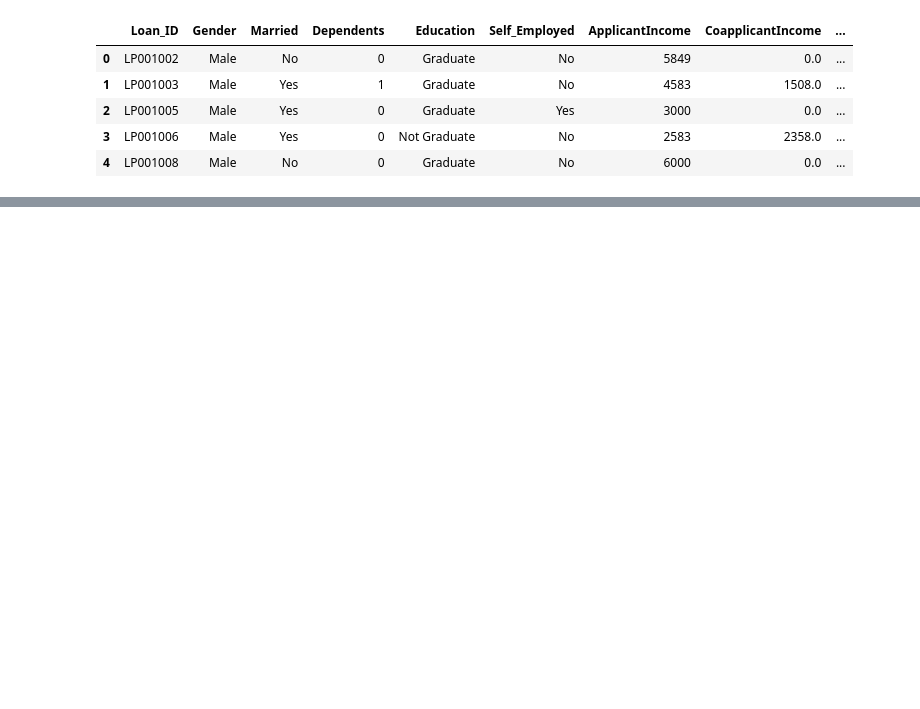
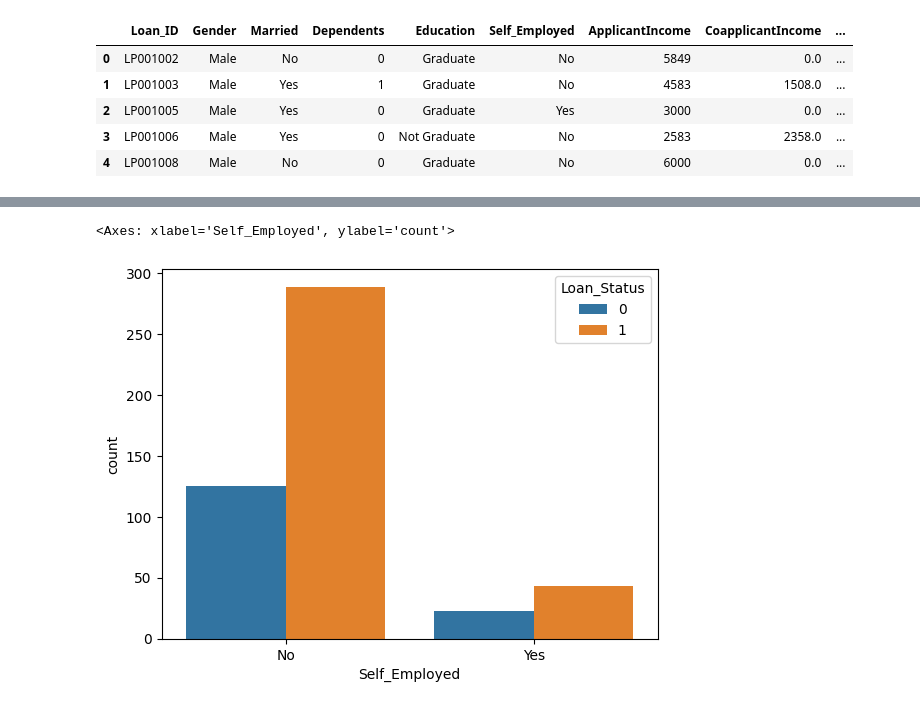
Before and after one commit to oduoranto/Machine-Learning, a Jupyter notebook: LoanStatusPredictionModel.ipynb, the cells around one changed output, grey strips where cells are left out. Cells and saved outputs as stored; diff of their text form; code cells hidden in the pictures; blank space fills up the shorter version.

```diff
--- a/LoanStatusPredictionModel.ipynb
+++ b/LoanStatusPredictionModel.ipynb
@@ -38,0 +131,6 @@ dtype: int64
+# %%
+#Relationship between self employesd and loan status
+sns.countplot(x='Self_Employed', hue='Loan_Status', data=loan_df)
+# %% [output]
+<Axes: xlabel='Self_Employed', ylabel='count'>
+[figure, added]
```
Also changed, not shown: parts of 15 cells of this notebook.
